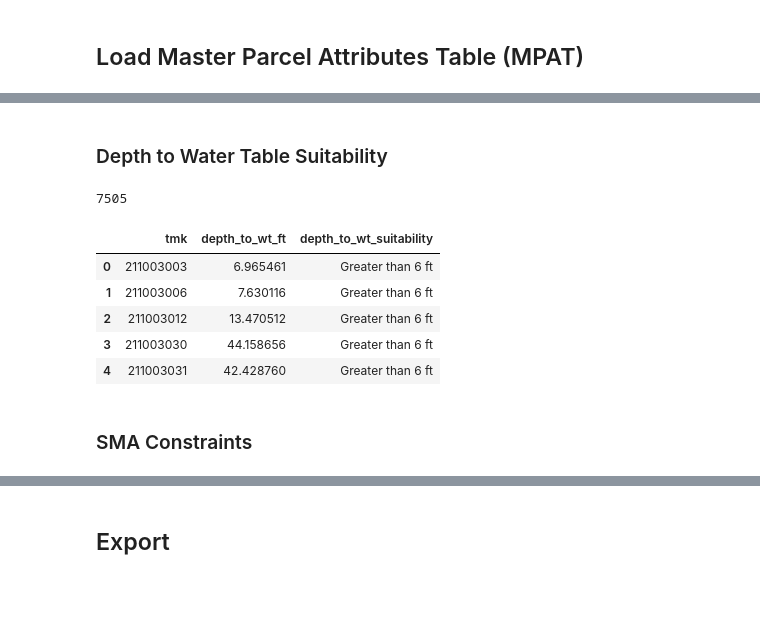
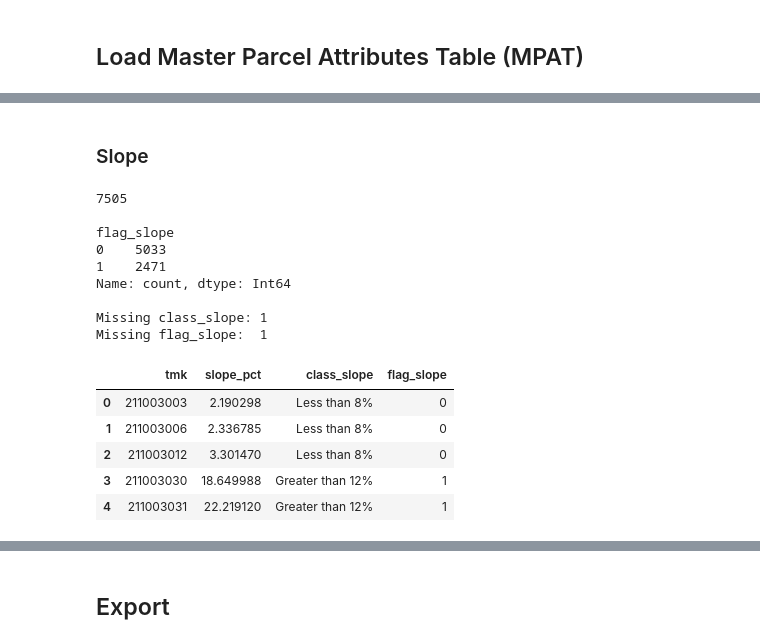
Before and after one commit to cshuler/HiOSDS-TechSuitabilityAnalysis, a Jupyter notebook: notebooks/03_build_logic_model.ipynb, the cells around one changed output, grey strips where cells are left out. Drawn from its saved outputs; the diff is of its cells as text; code cells hidden in the pictures; blank space fills up the shorter version.

```diff
--- a/notebooks/03_build_logic_model.ipynb
+++ b/notebooks/03_build_logic_model.ipynb
@@ -27,13 +27,14 @@ project_root = Path.cwd().parent
 # Directories
 data_dir = project_root / "data"
 processed_dir  = data_dir / "03_processed"
+mpat_dir = processed_dir / "mpat"
 logic_dir = processed_dir / "logic"
 
 # File paths
 mpat_v_date = "20260301"
 file_paths = {
     # MPAT
-    "input": {"path": processed_dir  / f"{mpat_v_date}_mpat_32604.gpkg", "layer": "mpat"},
+    "input": {"path": mpat_dir / f"{mpat_v_date}_mpat_32604.gpkg", "layer": "mpat"},
     "output_gpkg": logic_dir / f"{TODAY}_logic_32604.gpkg",
     "output_csv": logic_dir / f"{TODAY}_logic.csv",
 }
@@ -94,41 +164,54 @@ lot_size_req.head()
-# %% [markdown]
-### Depth to Water Table Suitability
+# %% [markdown]
+### Slope
 # %%
-depth_to_wt_suitability = (
-    mpat_gdf[["tmk", "depth_to_wt_ft"]]
+slope_req = (
+    mpat_gdf[["tmk", "slope_pct"]]
     .assign(
-        depth_to_wt_suitability=lambda d: pd.Categorical(
+        class_slope=lambda d: pd.Categorical(
             np.select(
                 [
-                    d["depth_to_wt_ft"] < 3,
-                    d["depth_to_wt_ft"].between(3, 6, inclusive="both"),
-                    d["depth_to_wt_ft"] > 6,
+                    d["slope_pct"] < 8,
+                    d["slope_pct"].between(8, 12, inclusive="both"),
+                    d["slope_pct"] > 12,
                 ],
                 [
-                    "Less than 3 ft",
-                    "Between 3 and 6 ft",
-                    "Greater than 6 ft",
+                    "Less than 8%",
+                    "Between 8 and 12%",
+                    "Greater than 12%",
                 ],
                 default=pd.NA,
             ),
             categories=[
-                "Less than 3 ft",
-                "Between 3 and 6 ft",
-                "Greater than 6 ft",
+                "Less than 8%",
+                "Between 8 and 12%",
+                "Greater than 12%",
             ],
             ordered=True,
-        )
+        ),
+        flag_slope=lambda d: d["slope_pct"].gt(12.0).where(
+            d["slope_pct"].notna()
+        ).astype("Int64"),
     )
 )
-print(len(depth_to_wt_suitability))
-depth_to_wt_suitability.head()
+
+print(f"{len(slope_req)}\n")
+print(f"{slope_req['flag_slope'].value_counts()}\n")
+print(f"Missing class_slope: {slope_req['class_slope'].isna().sum()}")
+print(f"Missing flag_slope:  {slope_req['flag_slope'].isna().sum()}")
+slope_req.head()
 # %% [output]
 7505
+
+flag_slope
+0    5033
+1    2471
+Name: count, dtype: Int64
+
+Missing class_slope: 1
+Missing flag_slope:  1
-|  | tmk | depth_to_wt_ft | depth_to_wt_suitability |
-| 0 | 211003003 | 6.965461 | Greater than 6 ft |
-| 1 | 211003006 | 7.630116 | Greater than 6 ft |
-| 2 | 211003012 | 13.470512 | Greater than 6 ft |
-| 3 | 211003030 | 44.158656 | Greater than 6 ft |
-| 4 | 211003031 | 42.428760 | Greater than 6 ft |
+|  | tmk | slope_pct | class_slope | flag_slope |
+| 0 | 211003003 | 2.190298 | Less than 8% | 0 |
+| 1 | 211003006 | 2.336785 | Less than 8% | 0 |
+| 2 | 211003012 | 3.301470 | Less than 8% | 0 |
+| 3 | 211003030 | 18.649988 | Greater than 12% | 1 |
+| 4 | 211003031 | 22.219120 | Greater than 12% | 1 |
-# %% [markdown]
-### SMA Constraints
```
Also changed, not shown: parts of 39 cells of this notebook, 6 other files.
